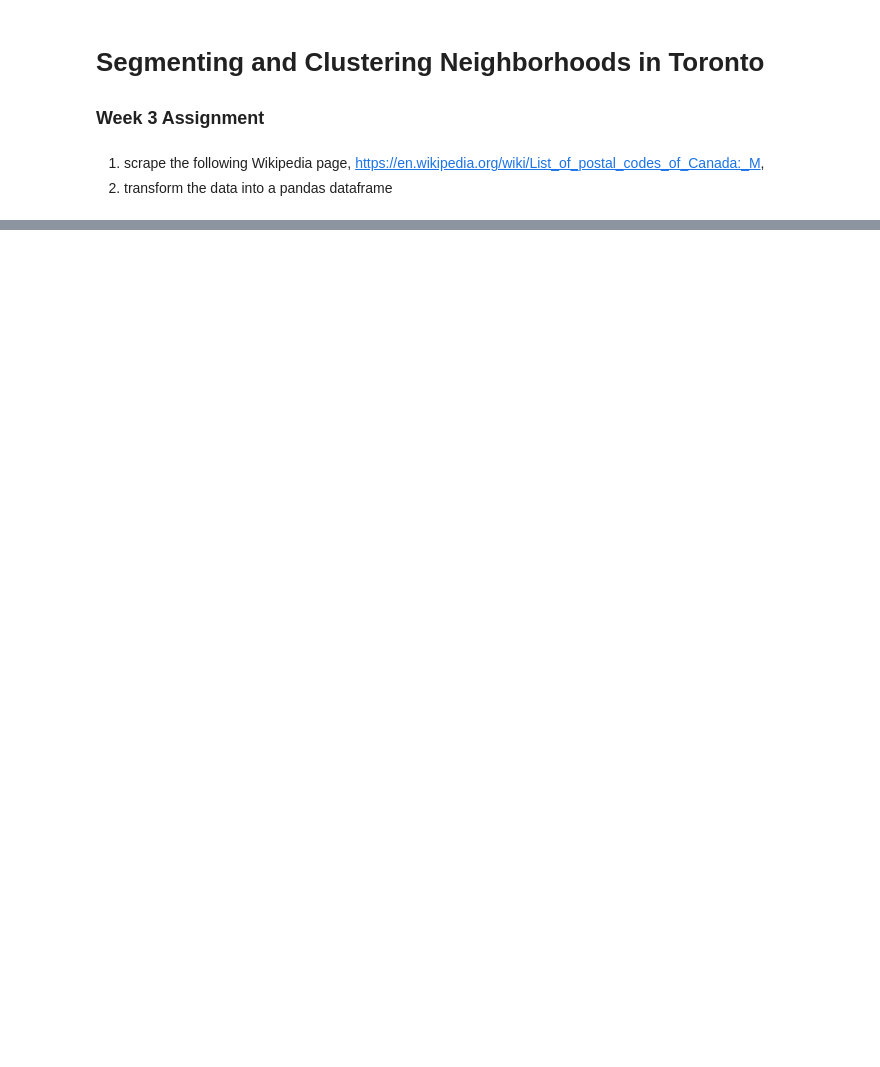
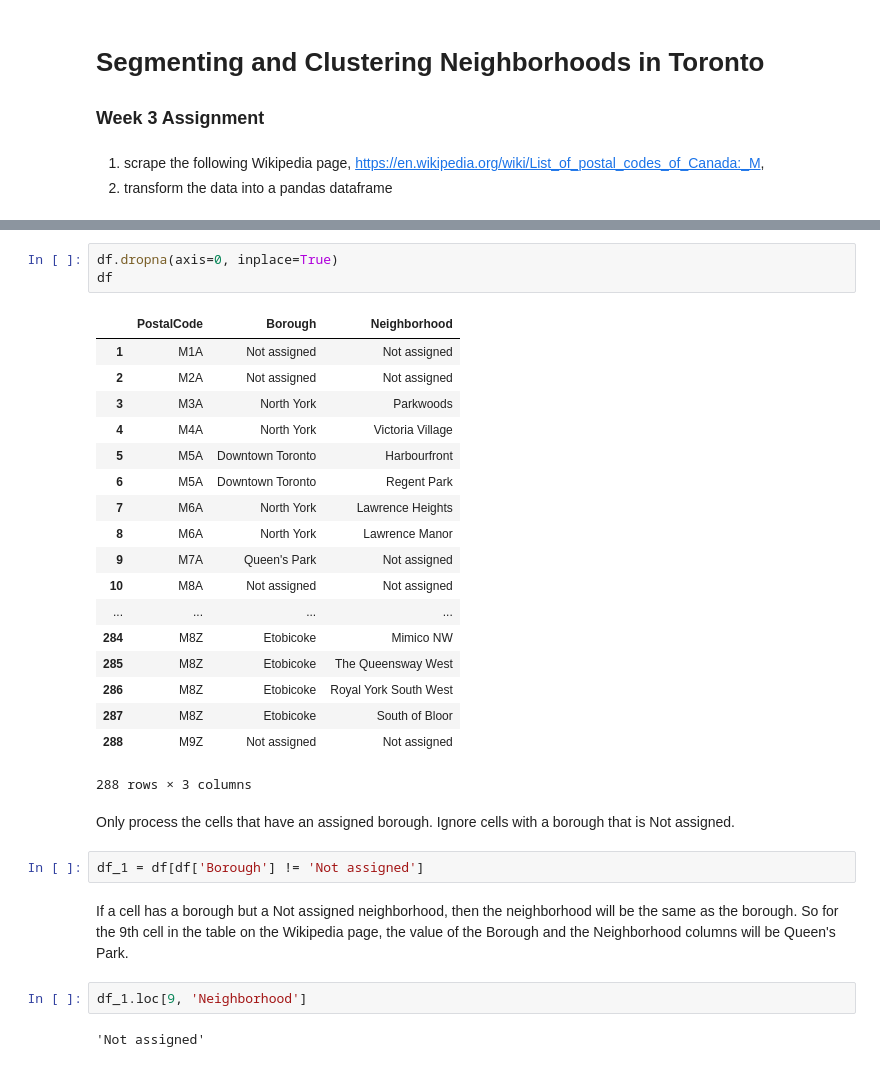
Before and after one commit to jianxungao/Coursera_Capstone, a Jupyter notebook: Toronto_Segmentation.ipynb, the cells around one changed output, grey strips where cells are left out. Cells and saved outputs as stored; diff of their text form; blank space fills up the shorter version.

Commit message:
update cells

```diff
--- a/Toronto_Segmentation.ipynb
+++ b/Toronto_Segmentation.ipynb
@@ -44,0 +62,32 @@ page
+# %%
+df.dropna(axis=0, inplace=True)
+df
+# %% [output]
+|  | PostalCode | Borough | Neighborhood |
+| 1 | M1A | Not assigned | Not assigned |
+| 2 | M2A | Not assigned | Not assigned |
+| 3 | M3A | North York | Parkwoods |
+| 4 | M4A | North York | Victoria Village |
+| 5 | M5A | Downtown Toronto | Harbourfront |
+| 6 | M5A | Downtown Toronto | Regent Park |
+| 7 | M6A | North York | Lawrence Heights |
+| 8 | M6A | North York | Lawrence Manor |
+| 9 | M7A | Queen's Park | Not assigned |
+| 10 | M8A | Not assigned | Not assigned |
+| ... | ... | ... | ... |
+| 284 | M8Z | Etobicoke | Mimico NW |
+| 285 | M8Z | Etobicoke | The Queensway West |
+| 286 | M8Z | Etobicoke | Royal York South West |
+| 287 | M8Z | Etobicoke | South of Bloor |
+| 288 | M9Z | Not assigned | Not assigned |
+288 rows × 3 columns
+# %% [markdown]
+Only process the cells that have an assigned borough. Ignore cells with a borough that is Not assigned.
+# %%
+df_1 = df[df['Borough'] != 'Not assigned']
+# %% [markdown]
+If a cell has a borough but a Not assigned neighborhood, then the neighborhood will be the same as the borough. So for the 9th cell in the table on the Wikipedia page, the value of the Borough and the Neighborhood columns will be Queen's Park.
+# %%
+df_1.loc[9, 'Neighborhood']
+# %% [output]
+'Not assigned'
```
Also changed, not shown: parts of 25 cells of this notebook.
